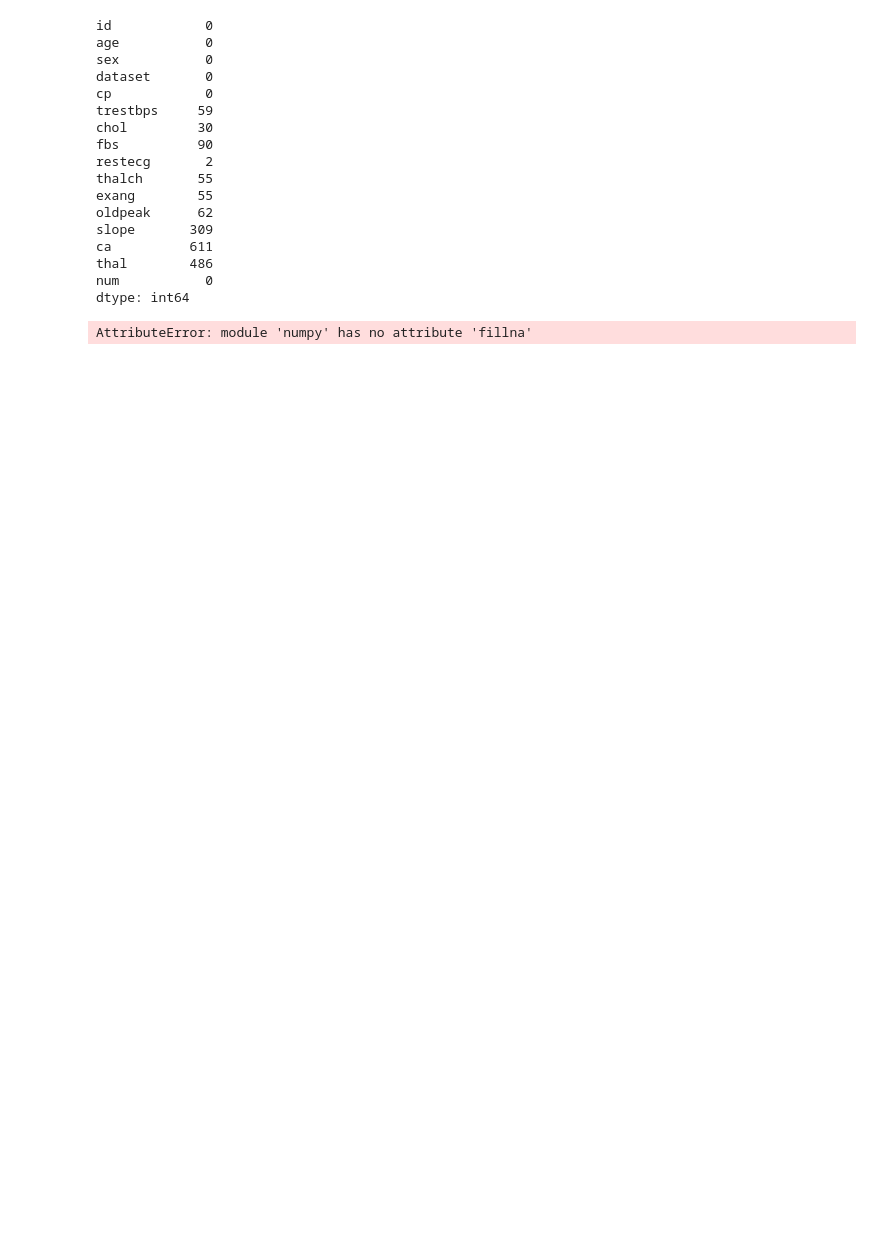
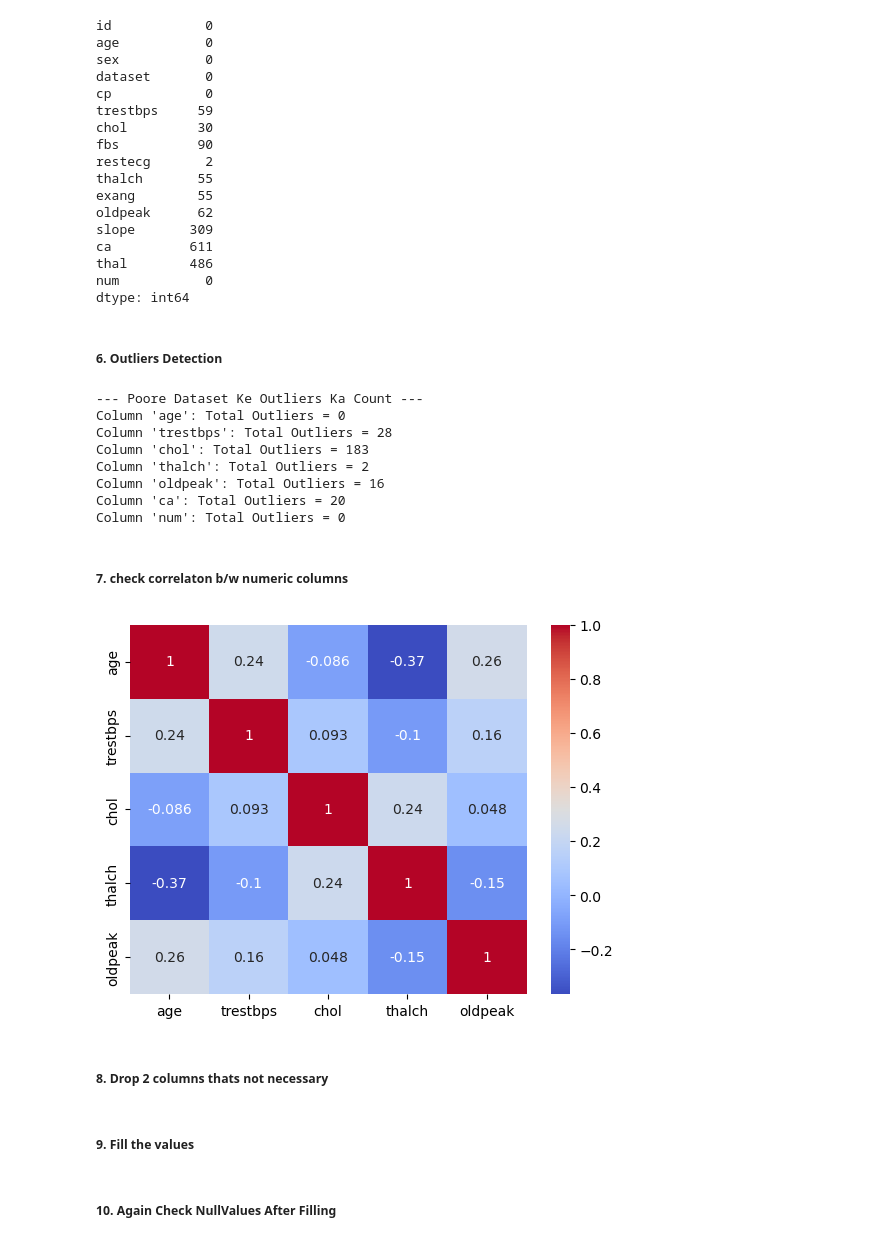
Before and after one commit to MuteebaAly/ML_Engineer_Internship, a Jupyter notebook: Task_3/Heart_Diseases_prediction.ipynb, the cells around one changed output. Cells and saved outputs as stored; diff of their text form; code cells hidden in the pictures; blank space fills up the shorter version.

```diff
--- a/Task_3/Heart_Diseases_prediction.ipynb
+++ b/Task_3/Heart_Diseases_prediction.ipynb
@@ -72,7 +90,46 @@ ca          611
 thal        486
 num           0
 dtype: int64
+# %% [markdown]
+##### 6. Outliers Detection
 # %%
-np.fillna()
+# 1. Sirf numerical columns ko select karein (id ko chor kar)
+numerical_cols = data.select_dtypes(include=['float64', 'int64']).columns
+numerical_cols = [col for col in numerical_cols if col != 'id']
+
+print("--- Poore Dataset Ke Outliers Ka Count ---")
+
+# 2. Loop ke zariye har column ka IQR nikalain
+for col in numerical_cols:
+    Q1 = data[col].quantile(0.25)
+    Q3 = data[col].quantile(0.75)
+    IQR = Q3 - Q1
+
+    # Boundaries set
+    lower_bound = Q1 - 1.5 * IQR
+    upper_bound = Q3 + 1.5 * IQR
+
+    # Is column ke outliers nikalain (null values ko chor kar)
+    outliers_count = data[(data[col] < lower_bound) | (data[col] > upper_bound)][col].dropna().count()
+    print(f"Column '{col}': Total Outliers = {outliers_count}")
 # %% [output]
-AttributeError: module 'numpy' has no attribute 'fillna'
+--- Poore Dataset Ke Outliers Ka Count ---
+Column 'age': Total Outliers = 0
+Column 'trestbps': Total Outliers = 28
+Column 'chol': Total Outliers = 183
+Column 'thalch': Total Outliers = 2
+Column 'oldpeak': Total Outliers = 16
+Column 'ca': Total Outliers = 20
+Column 'num': Total Outliers = 0
+# %% [markdown]
+##### 7. check correlaton b/w numeric columns
+# %%
+data[['age', 'trestbps', 'chol', 'thalch', 'oldpeak']].corr()
+
+#Through graph check the correlation
+sns.heatmap(data[['age', 'trestbps', 'chol', 'thalch', 'oldpeak']].corr(), annot=True, cmap='coolwarm')
+plt.show()
+# %% [output]
+[figure, added]
+# %% [markdown]
+##### 8. Drop 2 columns thats not necessary
@@ -78,0 +138,2 @@ AttributeError: module 'numpy' has no attribute 'fillna'
+# %% [markdown]
+##### 9. Fill the values
@@ -78,0 +154,2 @@ AttributeError: module 'numpy' has no attribute 'fillna'
+# %% [markdown]
+##### 10. Again Check NullValues After Filling
```
Also changed, not shown: parts of 41 cells of this notebook.
